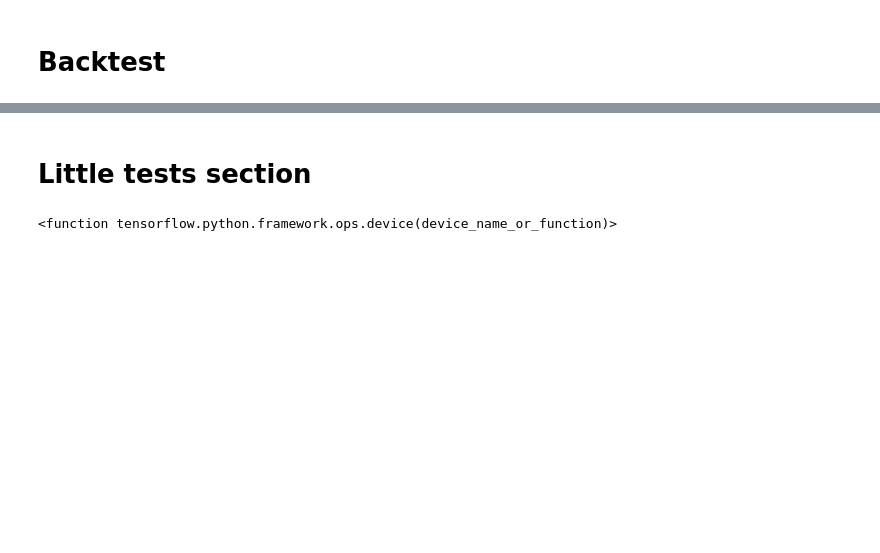
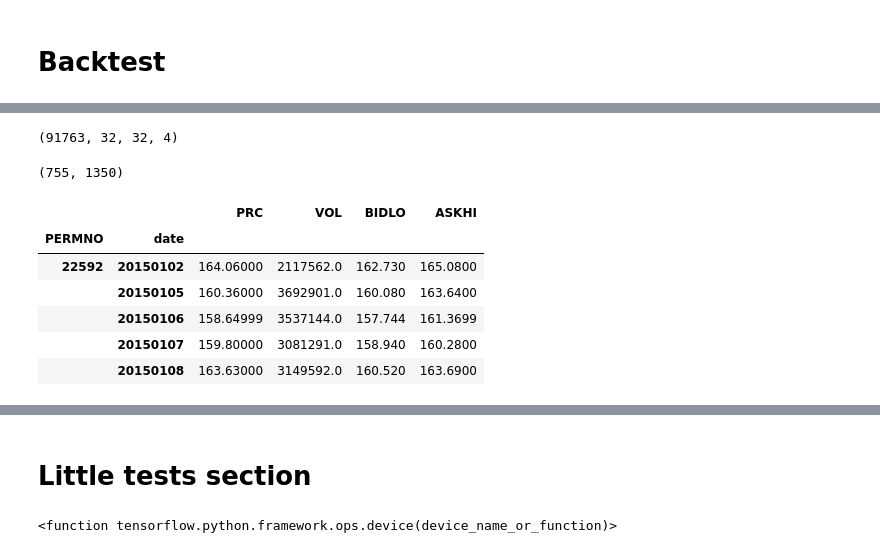
Before and after one commit to kathy-jzh/DeepLearningAllocationCNN, a Jupyter notebook: data_and_training.ipynb, the cells around one changed output, grey strips where cells are left out. Cells and saved outputs as stored; diff of their text form; code cells hidden in the pictures; blank space fills up the shorter version.

```diff
--- a/data_and_training.ipynb
+++ b/data_and_training.ipynb
@@ -121,0 +180,20 @@ network.x
+# %%
+X_train1.shape
+# %% [output]
+(91763, 32, 32, 4)
+# %%
+df_pivot.values.shape
+# %% [output]
+(755, 1350)
+# %%
+df_for_bckt = handler.df_data
+df_for_bckt = df_for_bckt.reset_index(drop=False).set_index(['PERMNO','date'])
+df_for_bckt.head()
+# %% [output]
+|  |  | PRC | VOL | BIDLO | ASKHI |
+| PERMNO | date |  |  |  |  |
+| 22592 | 20150102 | 164.06000 | 2117562.0 | 162.730 | 165.0800 |
+|  | 20150105 | 160.36000 | 3692901.0 | 160.080 | 163.6400 |
+|  | 20150106 | 158.64999 | 3537144.0 | 157.744 | 161.3699 |
+|  | 20150107 | 159.80000 | 3081291.0 | 158.940 | 160.2800 |
+|  | 20150108 | 163.63000 | 3149592.0 | 160.520 | 163.6900 |
```
Also changed, not shown: parts of 22 cells of this notebook, 1 other file.
